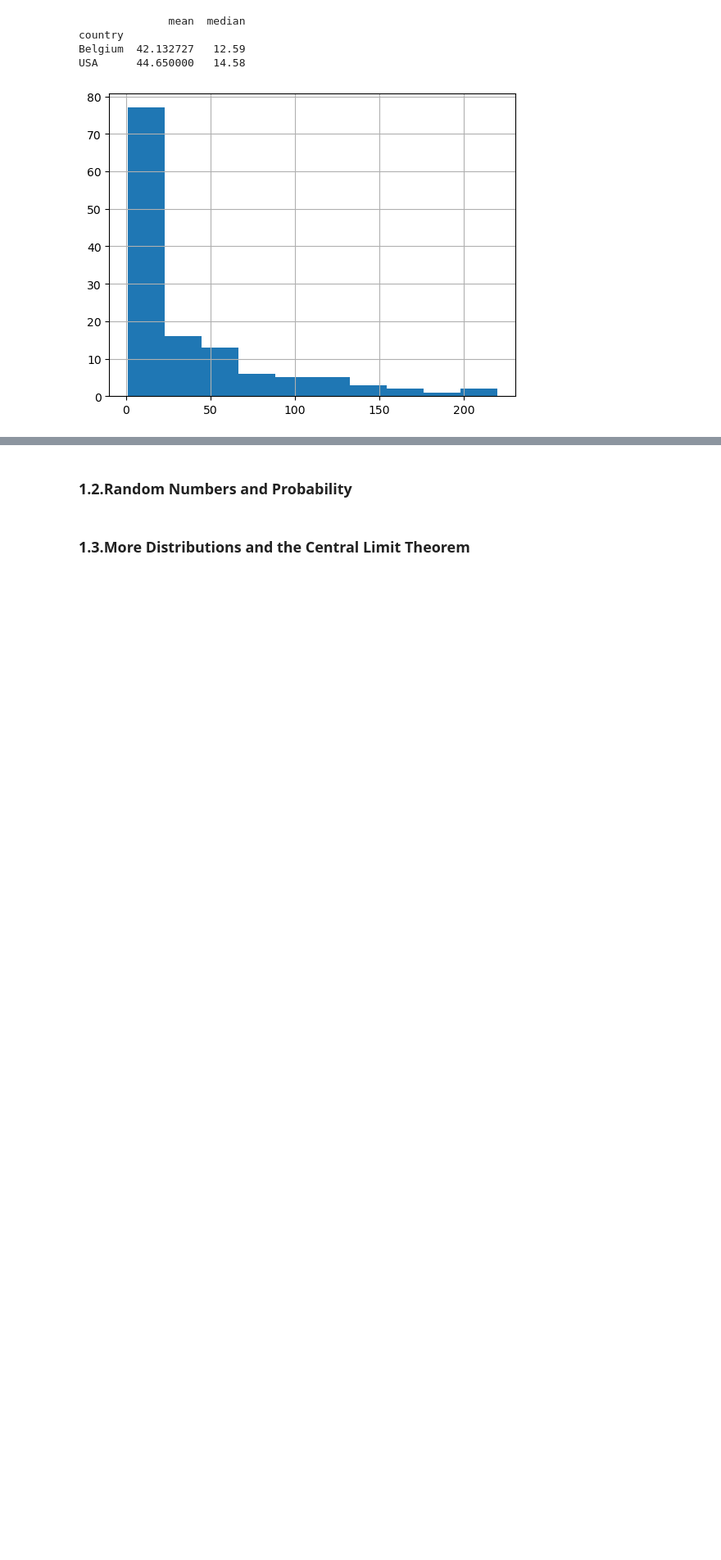
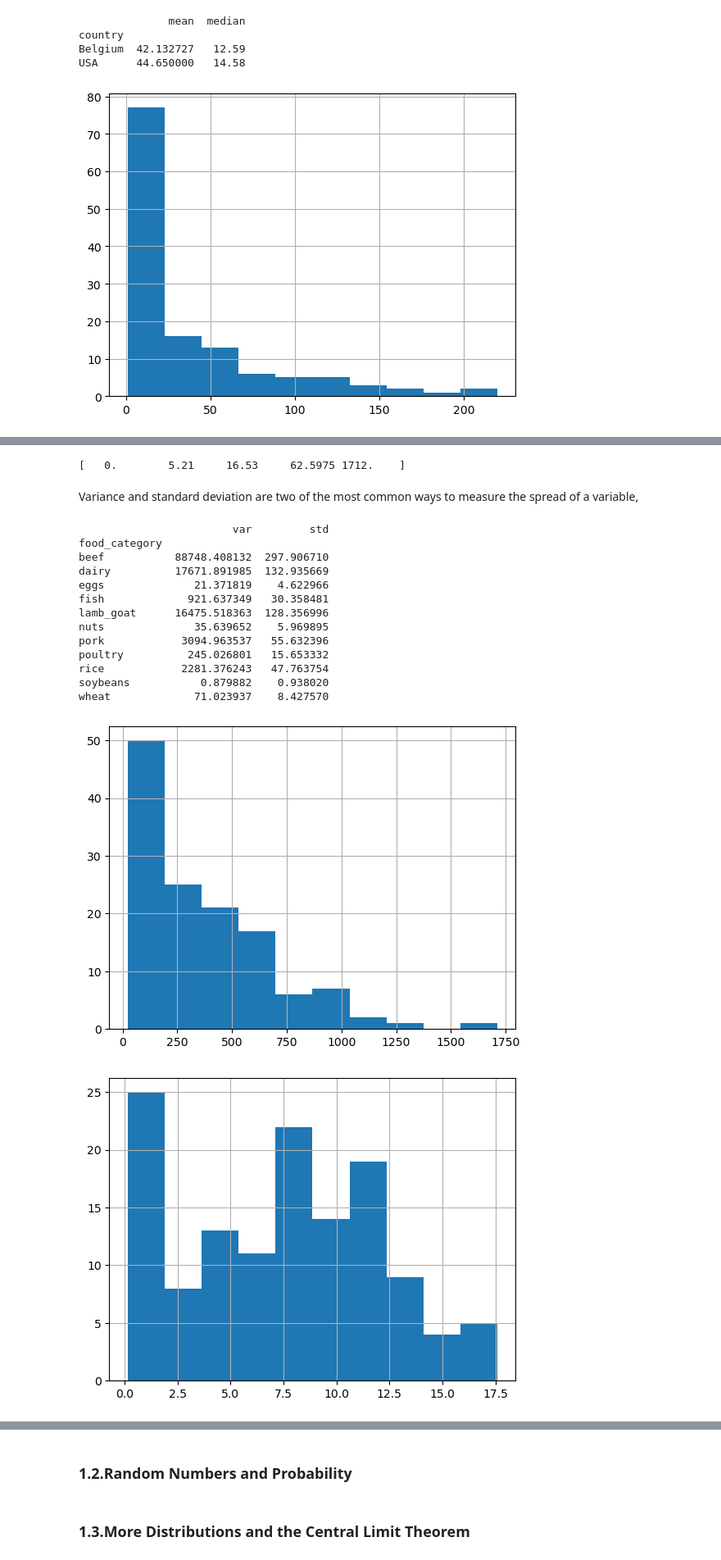
Before and after one commit to ONURYI/Data-Scientist-Professional-with-Python, a Jupyter notebook: Block III - Statistics/1.Introduction to Statistics in Python.ipynb, the cells around one changed output, grey strips where cells are left out. Shown at 82% size. Saved outputs shown, nothing was run; the diff lists cells and outputs as text; code cells hidden in the pictures; blank space fills up the shorter version.

```diff
--- a/Block III - Statistics/1.Introduction to Statistics in Python.ipynb
+++ b/Block III - Statistics/1.Introduction to Statistics in Python.ipynb
@@ -63,0 +70,36 @@ plt.show()
+# %%
+# Calculate the quartiles of co2_emission
+print(np.quantile(food_consumption['co2_emission'], [0, 0.25, 0.5, 0.75, 1]))
+# %% [output]
+[   0.        5.21     16.53     62.5975 1712.    ]
+# %% [markdown]
+Variance and standard deviation are two of the most common ways to measure the spread of a variable,
+# %%
+# Print variance and sd of co2_emission for each food_category
+print(food_consumption.groupby('food_category')['co2_emission'].agg([np.var, np.std]))
+
+# Create histogram of co2_emission for food_category 'beef'
+food_consumption[food_consumption['food_category'] == 'beef']['co2_emission'].hist()
+# Show plot
+plt.show()
+
+# Create histogram of co2_emission for food_category 'eggs'
+food_consumption[food_consumption['food_category'] == 'eggs']['co2_emission'].hist()
+# Show plot
+plt.show()
+# %% [output]
+                        var         std
+food_category
+beef           88748.408132  297.906710
+dairy          17671.891985  132.935669
+eggs              21.371819    4.622966
+fish             921.637349   30.358481
+lamb_goat      16475.518363  128.356996
+nuts              35.639652    5.969895
+pork            3094.963537   55.632396
+poultry          245.026801   15.653332
+rice            2281.376243   47.763754
+soybeans           0.879882    0.938020
+wheat             71.023937    8.427570
+[figure, added]
+[figure, added]
```
Also changed, not shown: parts of 10 cells of this notebook.
